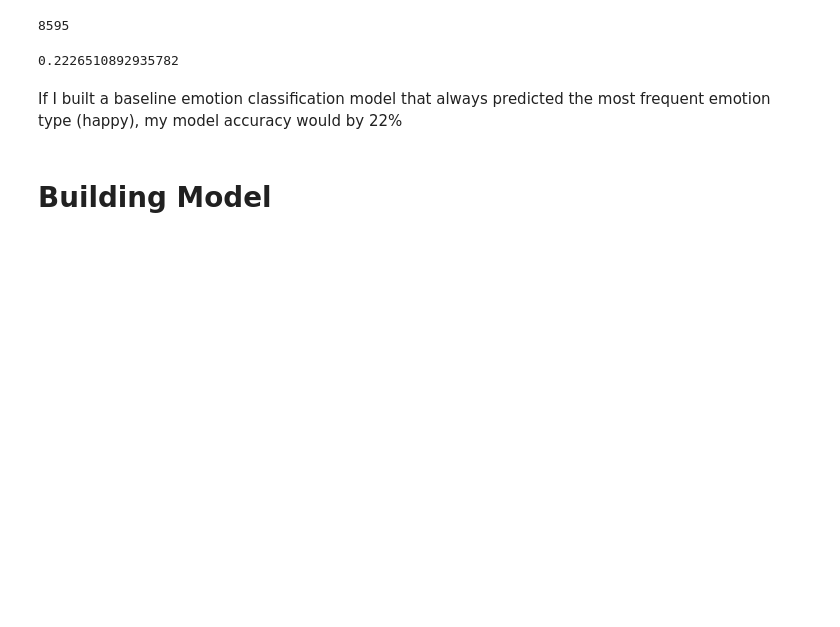
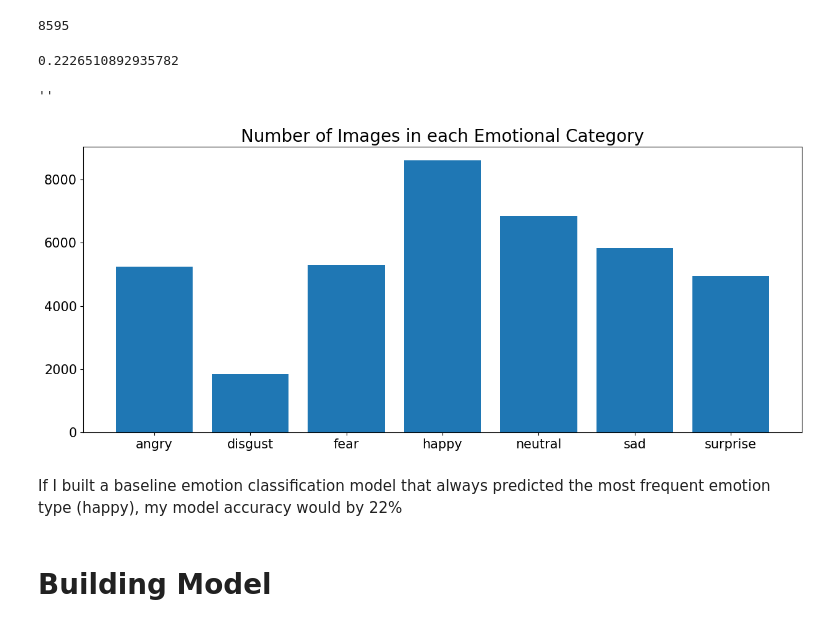
Before and after one commit to GnarlyLosche/Capstone_Project, a Jupyter notebook: Primary_Notebook.ipynb, the cells around one changed output. Drawn from its saved outputs; the diff is of its cells as text; code cells hidden in the pictures; blank space fills up the shorter version.

```diff
--- a/Primary_Notebook.ipynb
+++ b/Primary_Notebook.ipynb
@@ -210,6 +210,23 @@ happy_acc = training_files['happy']/sum(training_files.values())
 happy_acc
 # %% [output]
 0.2226510892935782
+# %%
+keys = list(training_files.keys())
+
+values = list(training_files.values())
+# %%
+fig, ax = plt.subplots(figsize= (15,6))
+
+plt.bar(x=range(len(keys)), height=values, tick_label=keys)
+
+ax.set_title('Number of Images in each Emotional Category', fontsize=20)
+ax.tick_params('both', labelsize=15)
+
+
+;
+# %% [output]
+''
+[figure, added]
 # %% [markdown]
 If I built a baseline emotion classification model that always predicted the most frequent emotion type (happy), my model accuracy would by 22%
 # %% [markdown]
```
Also changed, not shown: 5 other files.
